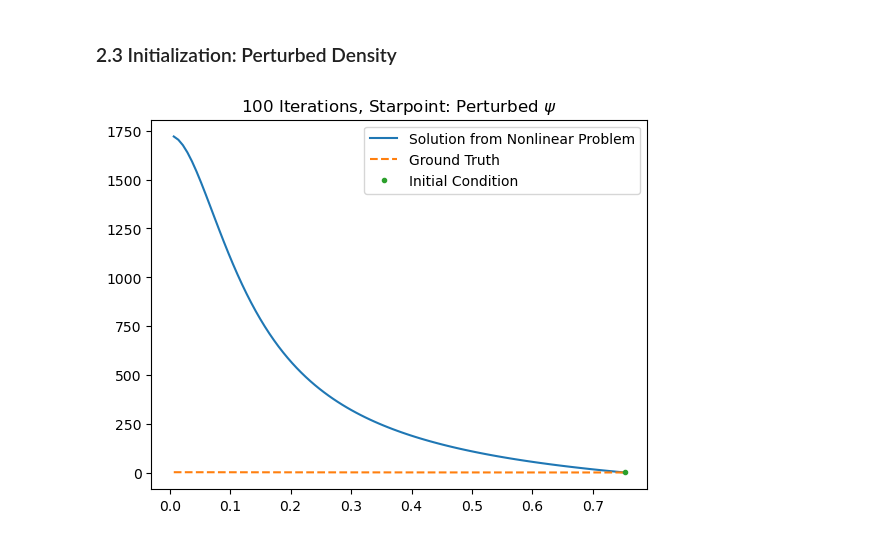
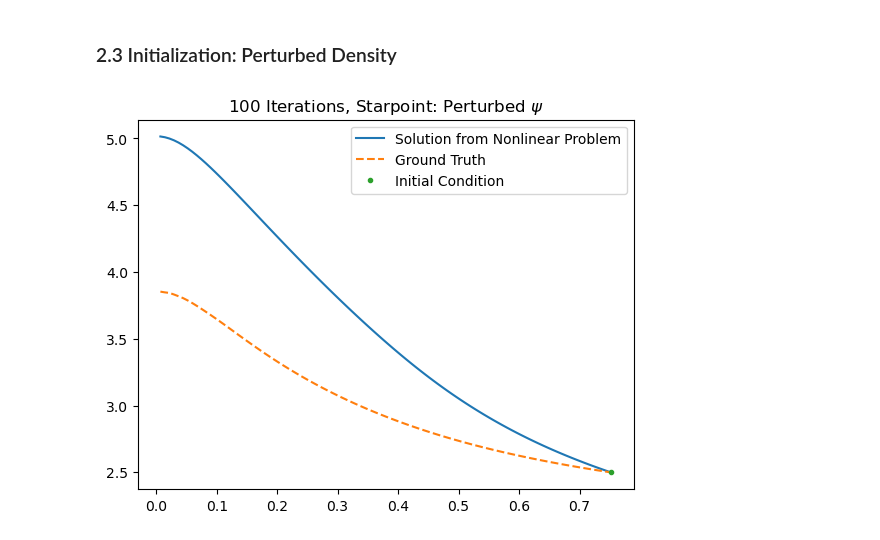
Before and after one commit to Poincare-code/henri, a Jupyter notebook: notebooks/validation-notebooks/Relevant/Non_Linear_Implementation.ipynb, the cells around one changed output. Cells and saved outputs as stored; diff of their text form; code cells hidden in the pictures.

Commit message:
Corrected data path

```diff
--- a/notebooks/validation-notebooks/Relevant/Non_Linear_Implementation.ipynb
+++ b/notebooks/validation-notebooks/Relevant/Non_Linear_Implementation.ipynb
@@ -20,7 +20,7 @@ r_c   = 1.0e-1          # central radius (minimum radius)
 P_c   = 1.0e-1          # central pressure (maximal pressure)
 
 # Specify and load the file
-filename    = f'../data/tov_{round(np.log10(r_o)):+}{round(np.log10(r_c)):+}{round(np.log10(P_c)):+}.npy'
+filename    = f'../../data/tov_{round(np.log10(r_o)):+}{round(np.log10(r_c)):+}{round(np.log10(P_c)):+}.npy'
 loaded_data = np.load(filename)
 
 # Unpack the values
@@ -270,32 +270,32 @@ N = 25                               # Number of basis functions
 S = 1.0e-3*np.identity(len(R)+1)     # Sigma matrix
 L = 1.0e-1*np.identity(N+1)             #
 
 # Define the arrays which store the variables
-iteration_steps        = 5
+iteration_steps        = 2
 psi_mean_storage       = np.zeros((len(psi), iteration_steps+1))
 psi_var_storage        = np.zeros((len(psi), len(psi), iteration_steps+1))
 residu                 = np.zeros((len(psi), iteration_steps+1))
 
 # Initialization
 psi_mean_storage[:, 0] = psi_init
 
 # Boundary condition value
 y_BC2 = psi[-1] # np.array([1 + m[-1]/(2*R[-1])])
 
 basis_func_matrix, design_matrix = construct_design_matrix(R, N, basis_func, laplacian)
 source_term = construct_source_term(S1, psi_init, y_BC2)
 
 for i in tqdm(range(1, iteration_steps + 1)):
 
     solution_mean_primal, source_func_mean_primal, _, w, _ = solve_ode(basis_func_matrix, design_matrix, source_term, S, L)
     psi_mean_storage[:, i] = solution_mean_primal
     residu[:, i] = np.abs(source_func_mean_primal - source_term[:-1])
     source_term = construct_source_term(S1, solution_mean_primal, y_BC2)
 
 plt.plot(R, solution_mean_primal, label="Solution from Nonlinear Problem")
 plt.plot(R, psi, ls='--', label="Ground Truth")
 plt.plot(np.max(R), y_BC2, marker='.', ls='none', label="Initial Condition")
 plt.title(r"100 Iterations, Starpoint: Perturbed $\psi$")
 plt.legend();
 # %% [output]
-[figure, old version]
+[figure, new version]
```
